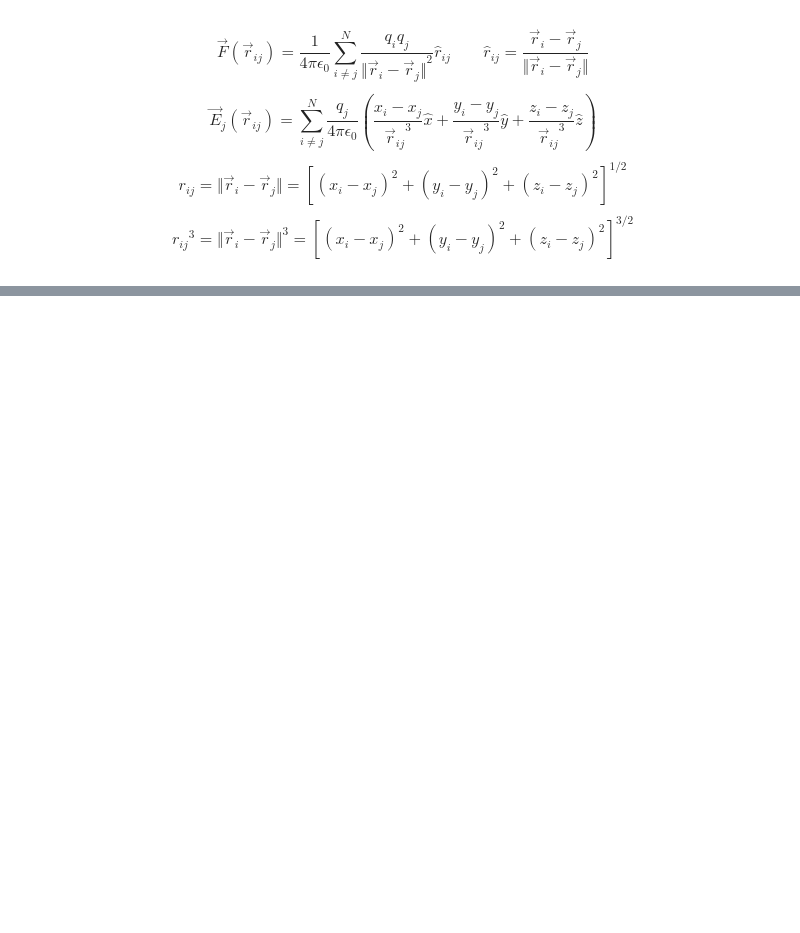
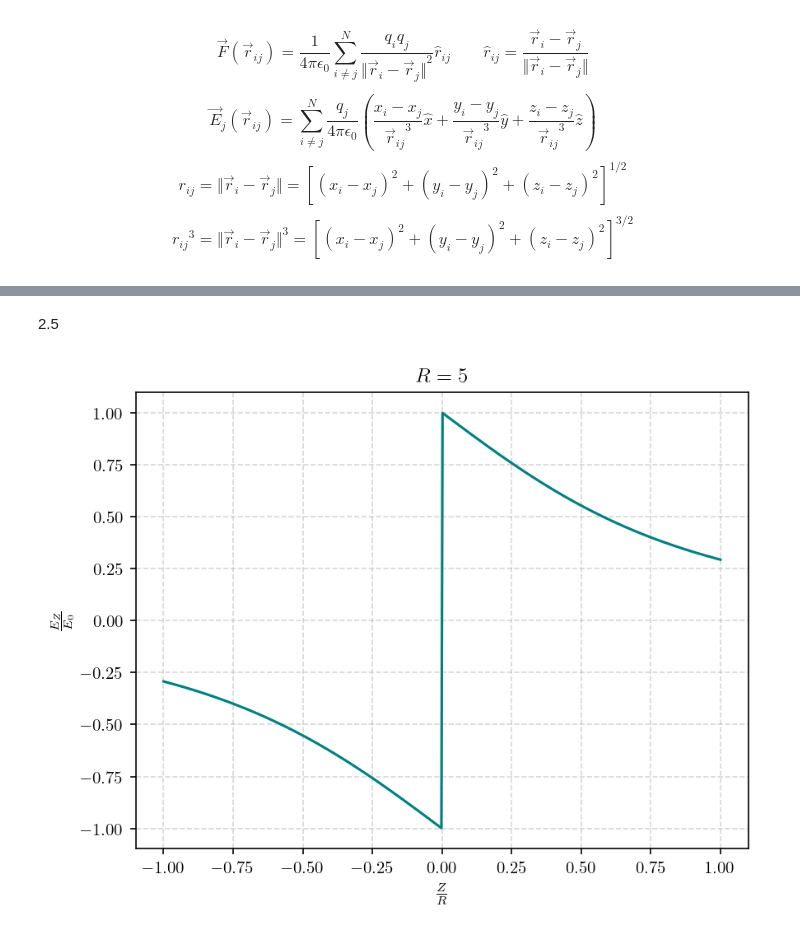
Before and after one commit to XDMustafa/Electromagnetic-Milford-Solution, a Jupyter notebook: Notebook/Miford_sol2.ipynb, the cells around one changed output, grey strips where cells are left out. Cells and saved outputs as stored; diff of their text form; code cells hidden in the pictures; blank space fills up the shorter version.

```diff
--- a/Notebook/Miford_sol2.ipynb
+++ b/Notebook/Miford_sol2.ipynb
@@ -29,0 +80,17 @@ def r_ij(r_i: np.ndarray, r_j: np.ndarray): return np.linalg.norm(r_i-r_j)
+# %% [markdown]
+2.5
+# %%
+Sigma = np.linspace(-5,5,500)
+z = np.linspace(-5,5,500)
+Q = Sigma*l ; R = 5
+Ez = (Sigma/(2*EPLSILON_0))*((z/abs(z))-(z/np.sqrt(R**2+z**2)))
+E0 = Sigma/(2*EPLSILON_0)
+
+plt.figure(dpi=150)
+plt.plot(z/R,Ez/E0,color='teal')
+plt.ylabel(r'$\frac{E_Z}{E_0}$')
+plt.xlabel(r'$\frac{Z}{R}$')
+plt.title(r'$R=5$')
+plt.grid(alpha=0.5,linestyle='--')
+# %% [output]
+[figure, added]
```
Also changed, not shown: parts of 10 cells of this notebook, 25 other files.
